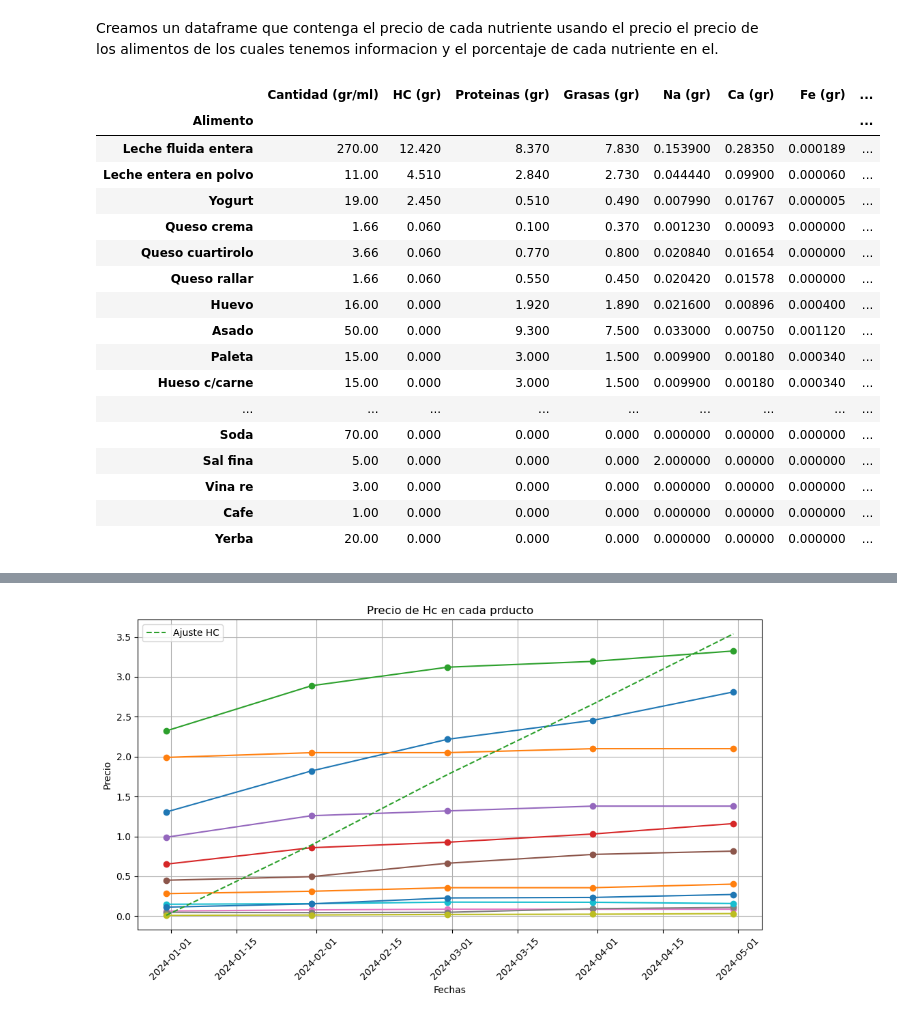
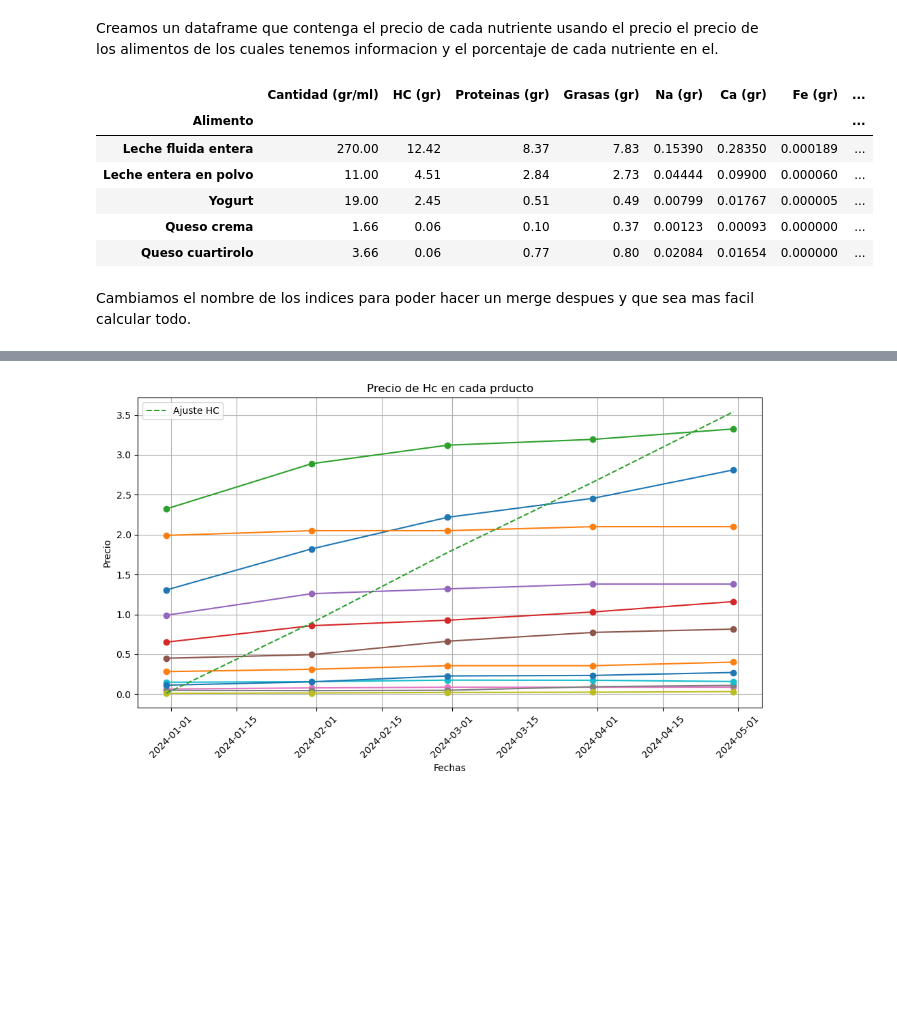
Before and after one commit to berardibautista/alc-2, a Jupyter notebook: ALC-TP2 (1).ipynb, the cells around one changed output, grey strips where cells are left out. Cells and saved outputs as stored; diff of their text form; code cells hidden in the pictures; blank space fills up the shorter version.

```diff
--- a/ALC-TP2 (1).ipynb
+++ b/ALC-TP2 (1).ipynb
@@ -255,26 +255,17 @@ precios=pd.read_csv("consumidores_libres.csv", delimiter = ";")
 #tabla_nutricional = tabla_nutricional.fillna(0)
 tabla_nutricional_i=tabla_nutricional.set_index('Alimento')
 # %%
-tabla_nutricional_i
+tabla_nutricional_i.head()
 # %% [output]
 |  | Cantidad (gr/ml) | HC (gr) | Proteinas (gr) | Grasas (gr) | Na (gr) | Ca (gr) | Fe (gr) | ... |
 | Alimento |  |  |  |  |  |  |  | ... |
-| Leche fluida entera | 270.00 | 12.420 | 8.370 | 7.830 | 0.153900 | 0.28350 | 0.000189 | ... |
-| Leche entera en polvo | 11.00 | 4.510 | 2.840 | 2.730 | 0.044440 | 0.09900 | 0.000060 | ... |
-| Yogurt | 19.00 | 2.450 | 0.510 | 0.490 | 0.007990 | 0.01767 | 0.000005 | ... |
-| Queso crema | 1.66 | 0.060 | 0.100 | 0.370 | 0.001230 | 0.00093 | 0.000000 | ... |
-| Queso cuartirolo | 3.66 | 0.060 | 0.770 | 0.800 | 0.020840 | 0.01654 | 0.000000 | ... |
-| Queso rallar | 1.66 | 0.060 | 0.550 | 0.450 | 0.020420 | 0.01578 | 0.000000 | ... |
-| Huevo | 16.00 | 0.000 | 1.920 | 1.890 | 0.021600 | 0.00896 | 0.000400 | ... |
-| Asado | 50.00 | 0.000 | 9.300 | 7.500 | 0.033000 | 0.00750 | 0.001120 | ... |
-| Paleta | 15.00 | 0.000 | 3.000 | 1.500 | 0.009900 | 0.00180 | 0.000340 | ... |
-| Hueso c/carne | 15.00 | 0.000 | 3.000 | 1.500 | 0.009900 | 0.00180 | 0.000340 | ... |
-| ... | ... | ... | ... | ... | ... | ... | ... | ... |
-| Soda | 70.00 | 0.000 | 0.000 | 0.000 | 0.000000 | 0.00000 | 0.000000 | ... |
-| Sal fina | 5.00 | 0.000 | 0.000 | 0.000 | 2.000000 | 0.00000 | 0.000000 | ... |
-| Vina re | 3.00 | 0.000 | 0.000 | 0.000 | 0.000000 | 0.00000 | 0.000000 | ... |
-| Cafe | 1.00 | 0.000 | 0.000 | 0.000 | 0.000000 | 0.00000 | 0.000000 | ... |
-| Yerba | 20.00 | 0.000 | 0.000 | 0.000 | 0.000000 | 0.00000 | 0.000000 | ... |
+| Leche fluida entera | 270.00 | 12.42 | 8.37 | 7.83 | 0.15390 | 0.28350 | 0.000189 | ... |
+| Leche entera en polvo | 11.00 | 4.51 | 2.84 | 2.73 | 0.04444 | 0.09900 | 0.000060 | ... |
+| Yogurt | 19.00 | 2.45 | 0.51 | 0.49 | 0.00799 | 0.01767 | 0.000005 | ... |
+| Queso crema | 1.66 | 0.06 | 0.10 | 0.37 | 0.00123 | 0.00093 | 0.000000 | ... |
+| Queso cuartirolo | 3.66 | 0.06 | 0.77 | 0.80 | 0.02084 | 0.01654 | 0.000000 | ... |
+# %% [markdown]
+Cambiamos el nombre de los indices para poder hacer un merge despues y que sea mas facil calcular todo.
 # %%
 productos = [
     'Leche fluida entera', 'LECHE c/VIT.FORT', 'Yogurt', 'Queso crema',
```
Also changed, not shown: parts of 21 cells of this notebook.
